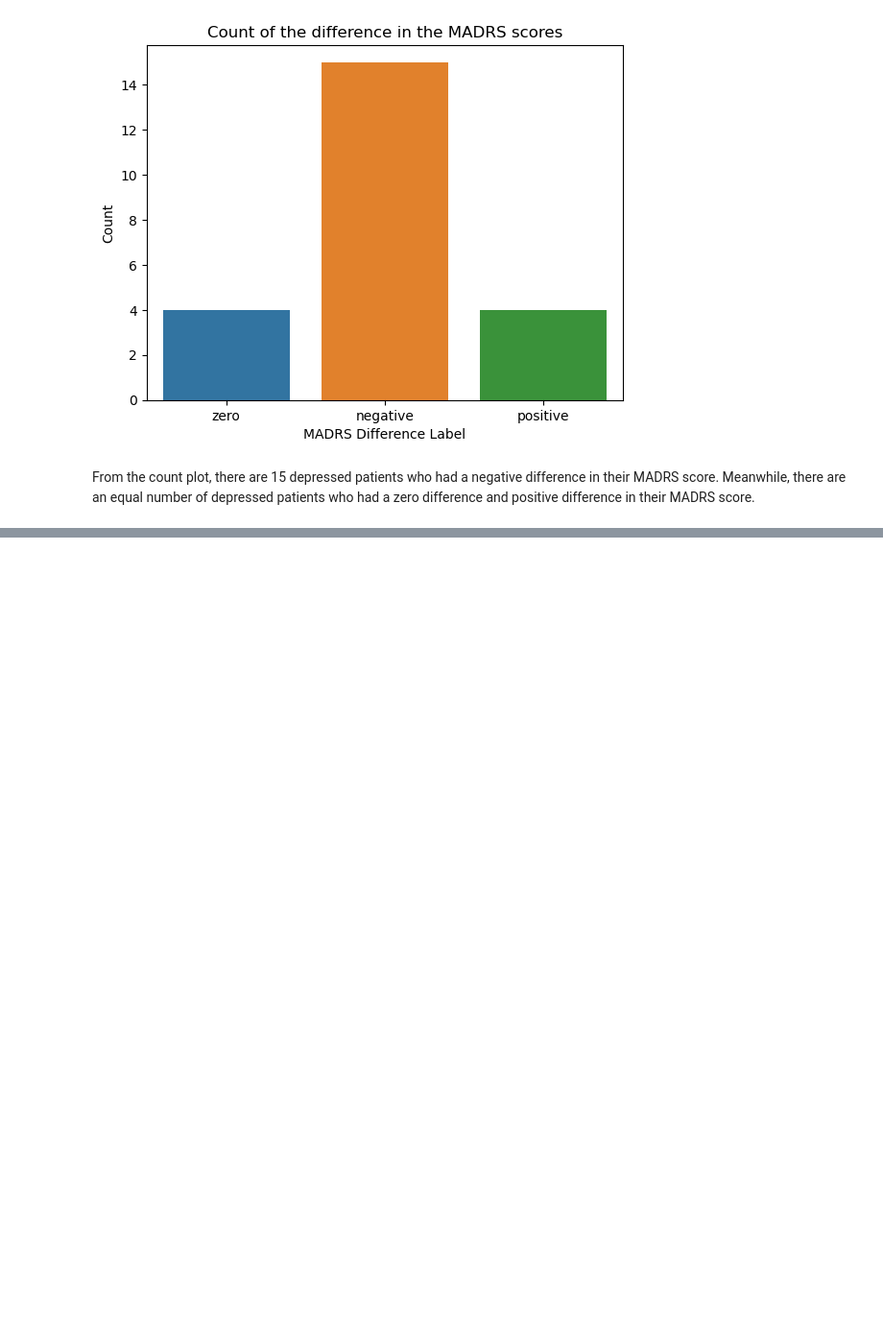
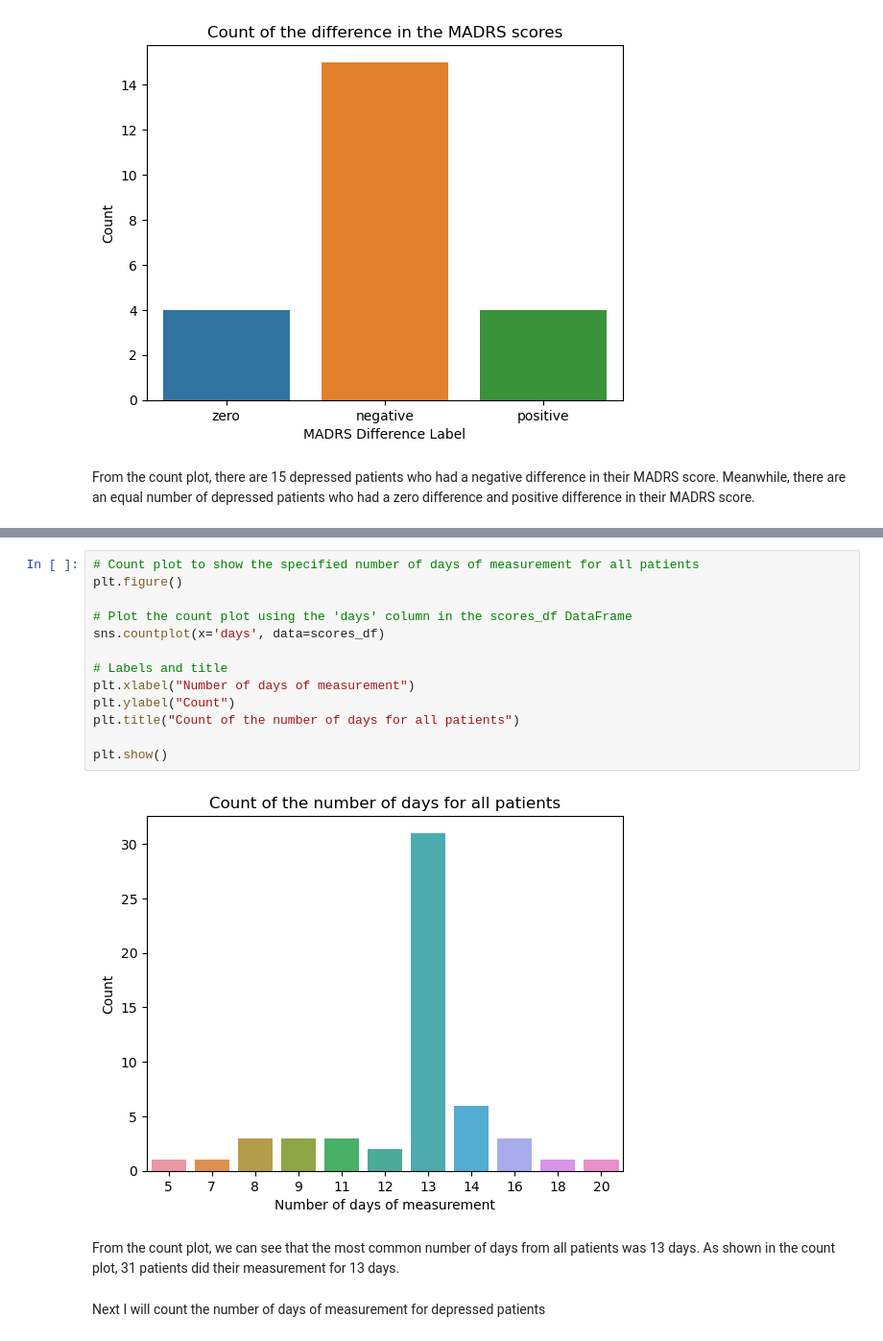
Before and after one commit to KADev2022/CS3IP, a Jupyter notebook: Statistical Analysis Experiment for Depression.ipynb, the cells around one changed output, grey strips where cells are left out. Shown at 96% size. Drawn from its saved outputs; the diff is of its cells as text; blank space fills up the shorter version.

```diff
--- a/Statistical Analysis Experiment for Depression.ipynb
+++ b/Statistical Analysis Experiment for Depression.ipynb
@@ -873,0 +897,19 @@ From the bar graph, we can see the non-depressed patients with the minimum numbe
+# %%
+# Count plot to show the specified number of days of measurement for all patients
+plt.figure()
+
+# Plot the count plot using the 'days' column in the scores_df DataFrame
+sns.countplot(x='days', data=scores_df)
+
+# Labels and title
+plt.xlabel("Number of days of measurement")
+plt.ylabel("Count")
+plt.title("Count of the number of days for all patients")
+
+plt.show()
+# %% [output]
+[figure, added]
+# %% [markdown]
+From the count plot, we can see that the most common number of days from all patients was 13 days. As shown in the count plot, 31 patients did their measurement for 13 days.
+# %% [markdown]
+Next I will count the number of days of measurement for depressed patients
```
Also changed, not shown: parts of 31 cells of this notebook.
